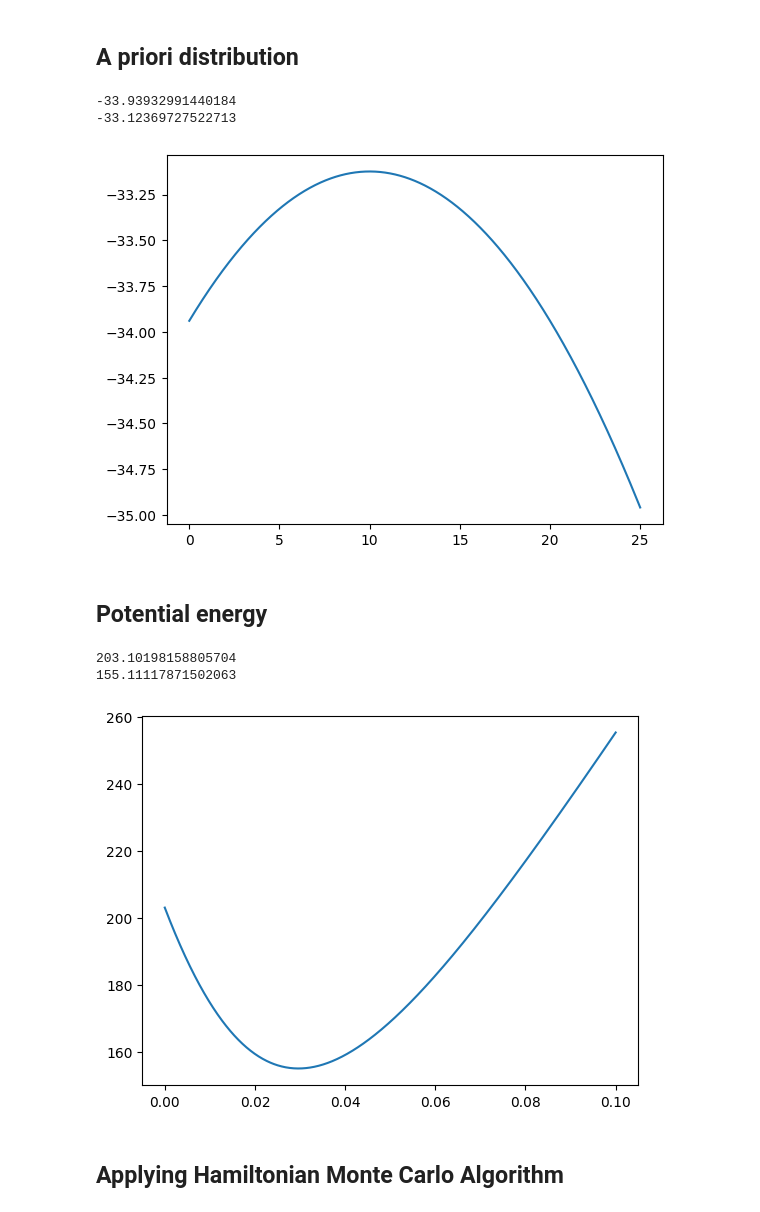
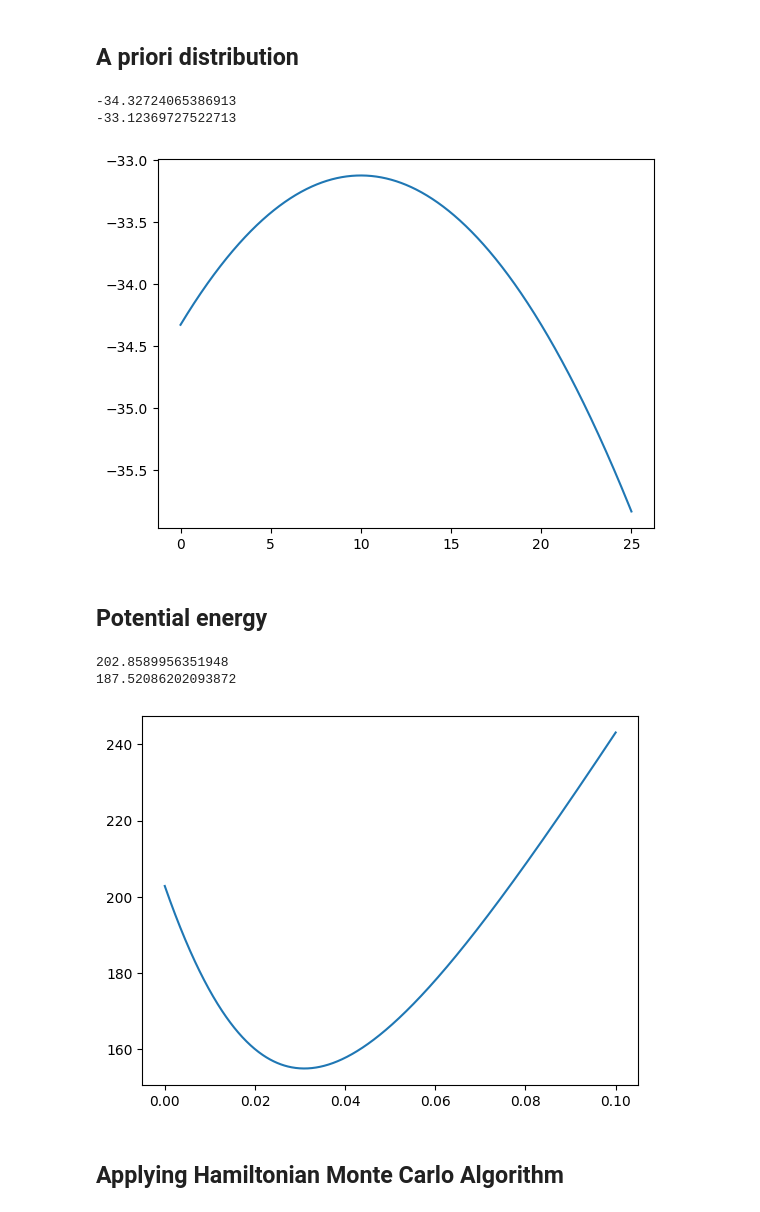
Before and after one commit to cnosa/LatentSpaces_Network_Manifold, a Jupyter notebook: LatentNetwork_Euclidean.ipynb, the cells around one changed output. Drawn from its saved outputs; the diff is of its cells as text; code cells hidden in the pictures.

```diff
--- a/LatentNetwork_Euclidean.ipynb
+++ b/LatentNetwork_Euclidean.ipynb
@@ -97,8 +141,8 @@ def grad_loglikelihood(Z,a):
                 y = 1.0 if j in G.neighbors(i) else 0.0
                 dist = 0.05 * np.linalg.norm(Z[i] - Z[j])**2
                 eta = a* ( 1 - dist )
-                grad_Z[i,:] += (-1) * a * (Z[i] - Z[j]) * (y - expit(eta))
-                grad_a += (1-dist) * (y - expit(eta))
+                grad_Z[i,:] +=  a * (Z[i] - Z[j]) * (expit(eta) - y)
+                grad_a += (-1) * (1-dist) * (expit(eta) - y)
     return grad_Z, grad_a
 # %%
 grad_Z,  grad_a = grad_loglikelihood(Z,0.1)
@@ -131,6 +177,9 @@ def SearchingMLE(Z_init, a_init, tol=1e-1, max_iter=1000, alpha_init=0.1, rho=0.
         # Line search using the Armijo condition
         while loglikelihood(Z0 + alpha * grad_Z,a0 + alpha*grad_a) < loglikelihood(Z0,a0)+ c * alpha * (np.trace(np.transpose(grad_Z) @ Z0) + grad_a * a0):
             alpha *= rho
+            if alpha < 1e-4:
+                alpha = 0.0
+                break
 
         # Update step
         Z0 = Z0 + alpha * grad_Z
@@ -218,9 +267,9 @@ print(logpriori(Z +lr*grad_Z,0.1+lr*grad_a))
 plt.plot(np.linspace(0.0,25.0,1000),[logpriori(Z +lr*grad_Z,0.1+lr*grad_a) for lr in np.linspace(0.0,25.0,1000)])
 plt.show()
 # %% [output]
--33.93932991440184
+-34.32724065386913
 -33.12369727522713
-[figure, old version]
+[figure, new version]
 # %% [markdown]
 ## Potential energy
 # %%
@@ -234,16 +283,16 @@ def grad_U(Z,a,var=100):
     grad_a = grad_a_likelihood + grad_a_priori
     return -grad_Z, -grad_a
 # %%
-grad_Z,  grad_a = grad_U(Z,0.01)
-lr = 0.03
+grad_Z,  grad_a = grad_U(Z,0.1)
+lr = 0.005
 print(U(Z,0.1))
 print(U(Z - lr*grad_Z,0.1 - lr*grad_a))
 plt.plot(np.linspace(0.0,0.1,1000),[U(Z -lr*grad_Z,0.1-lr*grad_a) for lr in np.linspace(0.0,0.1,1000)])
 plt.show()
 # %% [output]
-203.10198158805704
-155.11117871502063
+202.8589956351948
+187.52086202093872
-[figure, old version]
+[figure, new version]
 # %% [markdown]
 ## Applying Hamiltonian Monte Carlo Algorithm
 # %%
```
Also changed, not shown: parts of 27 cells of this notebook.
